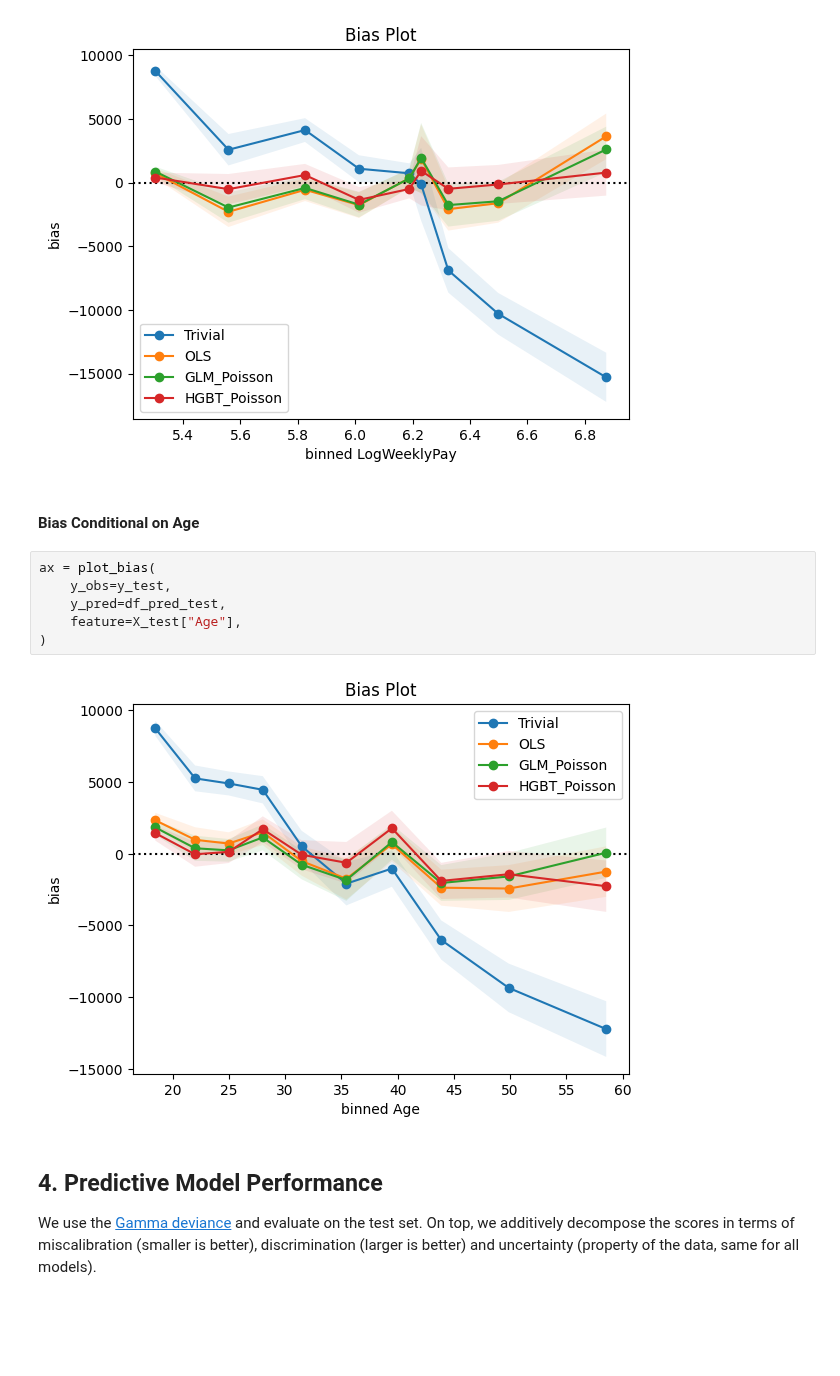
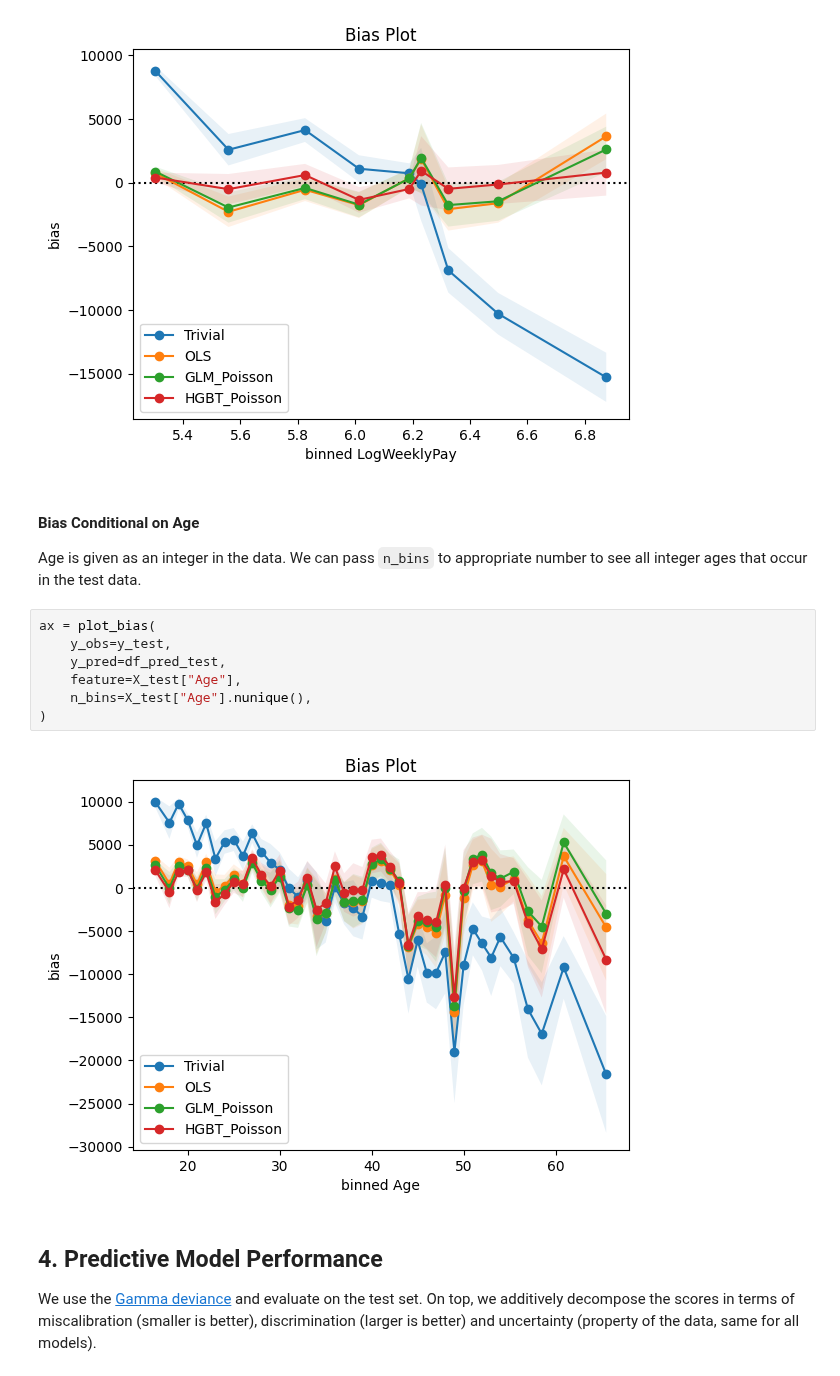
Before and after one commit to lorentzenchr/model-diagnostics, a Jupyter notebook: docs/examples/regression_on_workers_compensation.ipynb, the cells around one changed output. Cells and saved outputs as stored; diff of their text form; blank space fills up the shorter version.

Commit message:
DOC set n_bins for age calibration plot (#42)

```diff
--- a/docs/examples/regression_on_workers_compensation.ipynb
+++ b/docs/examples/regression_on_workers_compensation.ipynb
@@ -353,14 +353,16 @@ plot_bias(
 [figure]
 # %% [markdown]
 #### Bias Conditional on Age
+Age is given as an integer in the data. We can pass `n_bins` to appropriate number to see all integer ages that occur in the test data.
 # %%
 ax = plot_bias(
     y_obs=y_test,
     y_pred=df_pred_test,
     feature=X_test["Age"],
+    n_bins=X_test["Age"].nunique(),
 )
 # %% [output]
-[figure, old version]
+[figure, new version]
 # %% [markdown]
 ## 4. Predictive Model Performance
 We use the [Gamma deviance](https://lorentzenchr.github.io/model-diagnostics/reference/model_diagnostics/scoring/scoring/#model_diagnostics.scoring.scoring.GammaDeviance) and evaluate on the test set.
```
Also changed, not shown: parts of 1 cell of this notebook.
